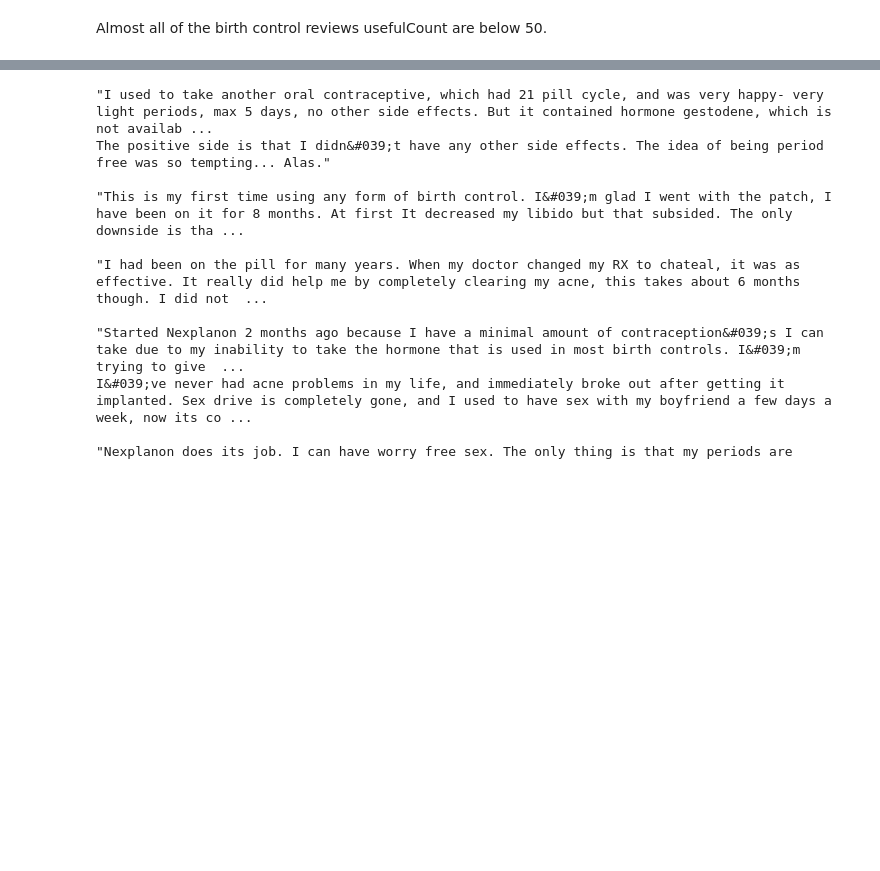
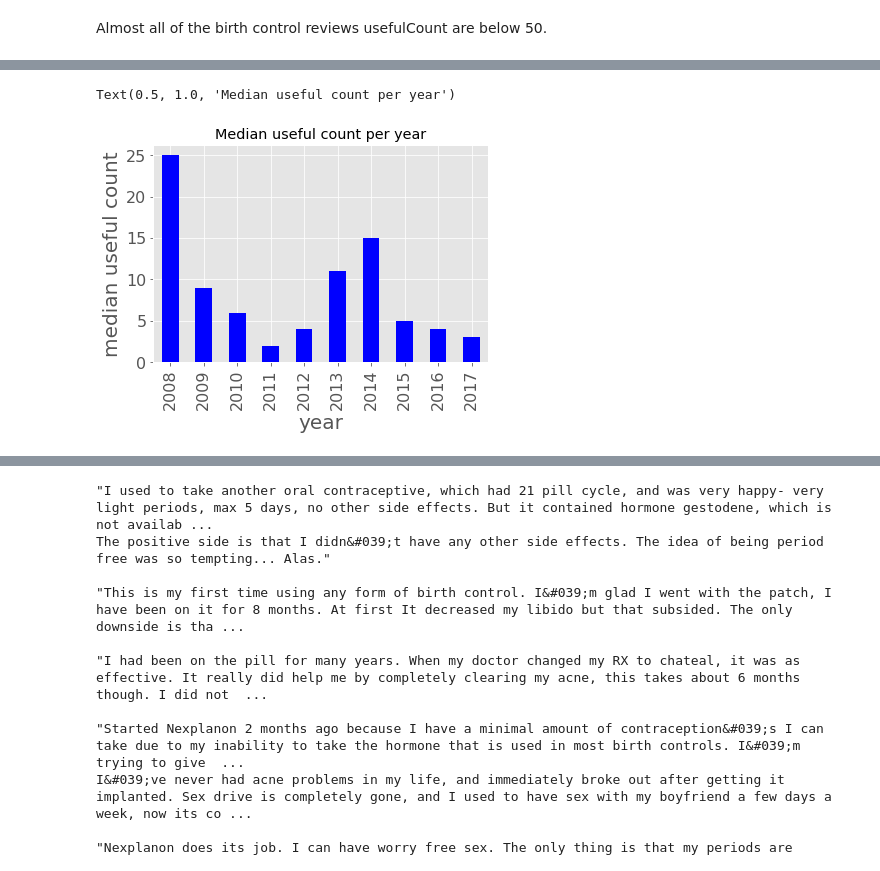
Before and after one commit to Melissa-Stadt/review-usefulness, a Jupyter notebook: data-analysis.ipynb, the cells around one changed output, grey strips where cells are left out. Drawn from its saved outputs; the diff is of its cells as text; code cells hidden in the pictures; blank space fills up the shorter version.

```diff
--- a/data-analysis.ipynb
+++ b/data-analysis.ipynb
@@ -251,0 +306,9 @@ Almost all of the birth control reviews usefulCount are below 50.
+# %%
+useful_med= bc_merged.groupby('year')['usefulCount'].median()
+useful_med.plot(kind='bar', fontsize=16, color = 'blue')
+plt.xlabel('year', fontsize=20)
+plt.ylabel('median useful count', fontsize=20)
+plt.title('Median useful count per year')
+# %% [output]
+Text(0.5, 1.0, 'Median useful count per year')
+[figure, added]
```
Also changed, not shown: parts of 19 cells of this notebook, 3 other files.
